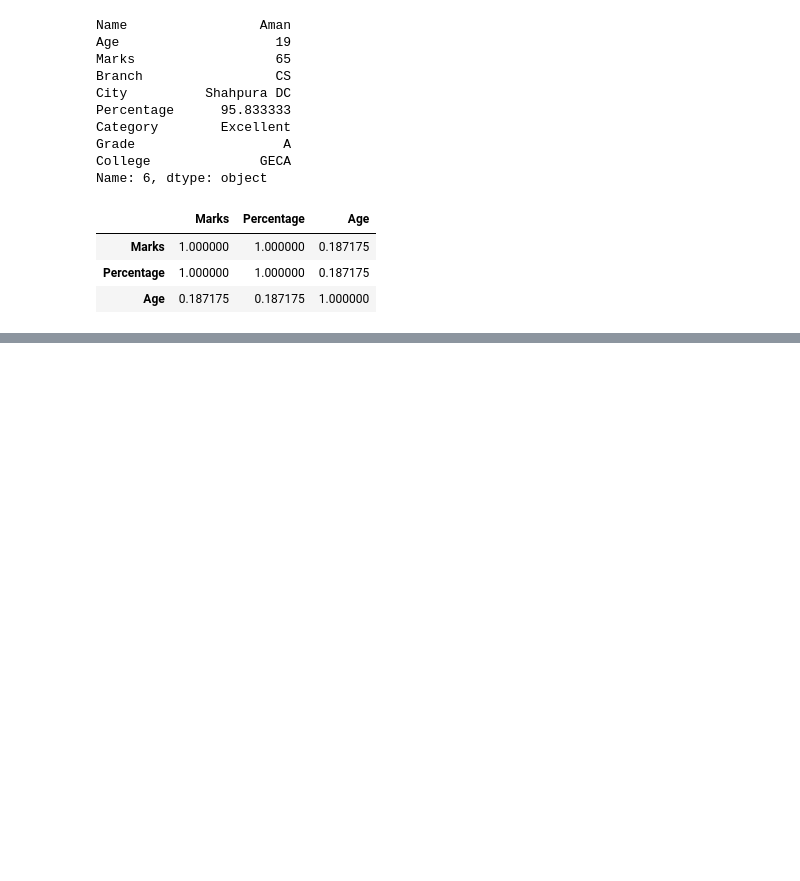
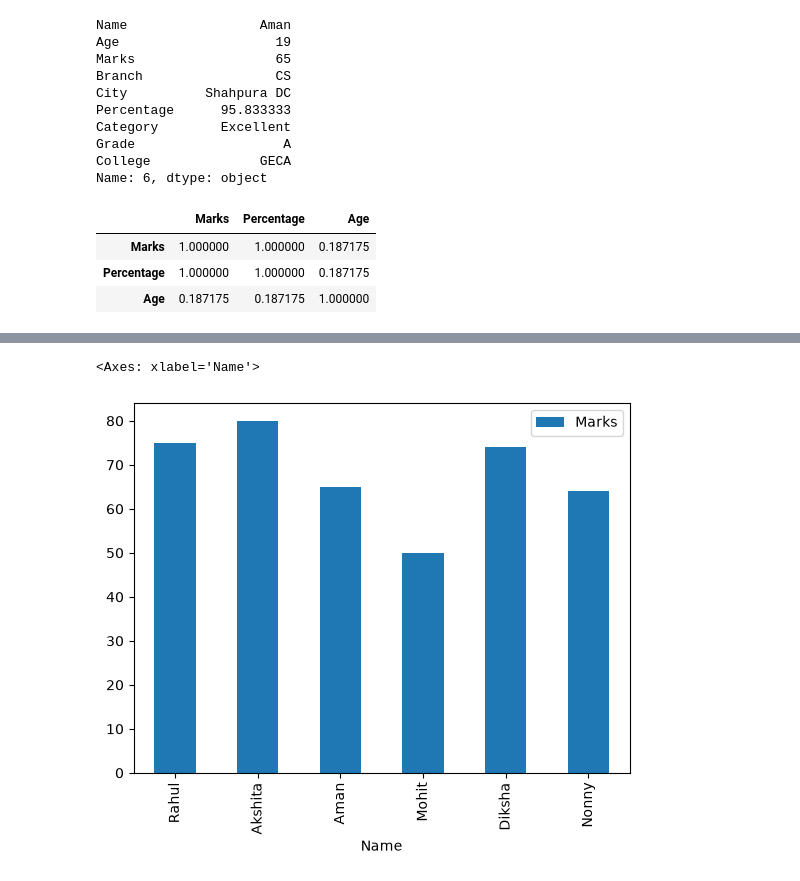
Before and after one commit to NishantSaini021/Gen-AI-with-Python-Track, a Jupyter notebook: pandas/practice_on_databases.ipynb, the cells around one changed output, grey strips where cells are left out. Saved outputs shown, nothing was run; the diff lists cells and outputs as text; code cells hidden in the pictures; blank space fills up the shorter version.

```diff
--- a/pandas/practice_on_databases.ipynb
+++ b/pandas/practice_on_databases.ipynb
@@ -729,0 +738,9 @@ df[["Marks","Percentage","Age"]].corr()
+# %%
+df.plot(
+    x = "Name",
+    y = "Marks",
+    kind = "bar"
+)
+# %% [output]
+<Axes: xlabel='Name'>
+[figure, added]
```
Also changed, not shown: parts of 5 cells of this notebook, 2 other files.
